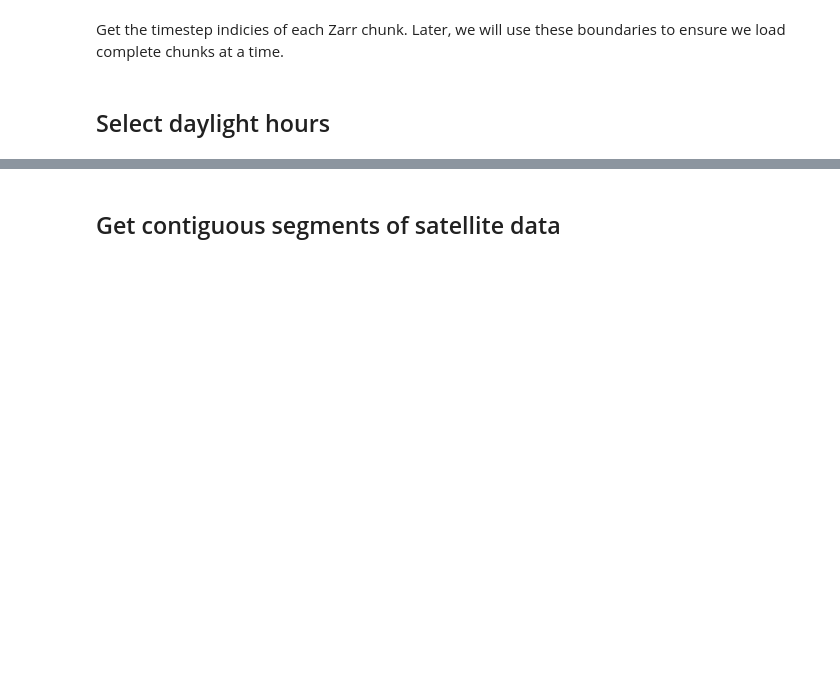
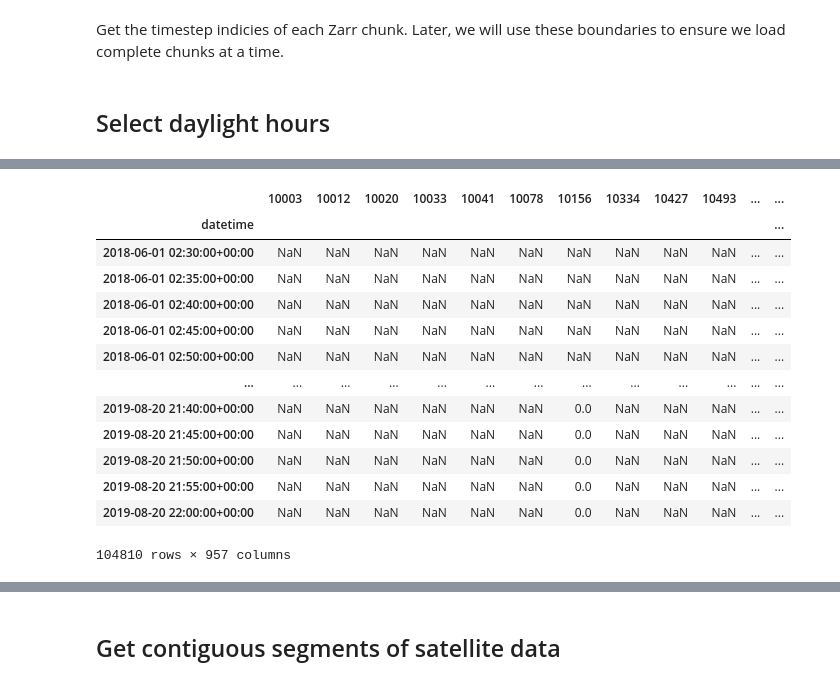
Before and after one commit to openclimatefix/predict_pv_yield, a Jupyter notebook: notebooks/21.0_include_PV_data.ipynb, the cells around one changed output, grey strips where cells are left out. Drawn from its saved outputs; the diff is of its cells as text; code cells hidden in the pictures; blank space fills up the shorter version.

```diff
--- a/notebooks/21.0_include_PV_data.ipynb
+++ b/notebooks/21.0_include_PV_data.ipynb
@@ -227,0 +289,17 @@ Wall time: 6.63 s
+# %%
+pv_power_df
+# %% [output]
+|  | 10003 | 10012 | 10020 | 10033 | 10041 | 10078 | 10156 | 10334 | 10427 | 10493 | ... | ... |
+| datetime |  |  |  |  |  |  |  |  |  |  |  | ... |
+| 2018-06-01 02:30:00+00:00 | NaN | NaN | NaN | NaN | NaN | NaN | NaN | NaN | NaN | NaN | ... | ... |
+| 2018-06-01 02:35:00+00:00 | NaN | NaN | NaN | NaN | NaN | NaN | NaN | NaN | NaN | NaN | ... | ... |
+| 2018-06-01 02:40:00+00:00 | NaN | NaN | NaN | NaN | NaN | NaN | NaN | NaN | NaN | NaN | ... | ... |
+| 2018-06-01 02:45:00+00:00 | NaN | NaN | NaN | NaN | NaN | NaN | NaN | NaN | NaN | NaN | ... | ... |
+| 2018-06-01 02:50:00+00:00 | NaN | NaN | NaN | NaN | NaN | NaN | NaN | NaN | NaN | NaN | ... | ... |
+| ... | ... | ... | ... | ... | ... | ... | ... | ... | ... | ... | ... | ... |
+| 2019-08-20 21:40:00+00:00 | NaN | NaN | NaN | NaN | NaN | NaN | 0.0 | NaN | NaN | NaN | ... | ... |
+| 2019-08-20 21:45:00+00:00 | NaN | NaN | NaN | NaN | NaN | NaN | 0.0 | NaN | NaN | NaN | ... | ... |
+| 2019-08-20 21:50:00+00:00 | NaN | NaN | NaN | NaN | NaN | NaN | 0.0 | NaN | NaN | NaN | ... | ... |
+| 2019-08-20 21:55:00+00:00 | NaN | NaN | NaN | NaN | NaN | NaN | 0.0 | NaN | NaN | NaN | ... | ... |
+| 2019-08-20 22:00:00+00:00 | NaN | NaN | NaN | NaN | NaN | NaN | 0.0 | NaN | NaN | NaN | ... | ... |
+104810 rows × 957 columns
```
Also changed, not shown: parts of 55 cells of this notebook.
